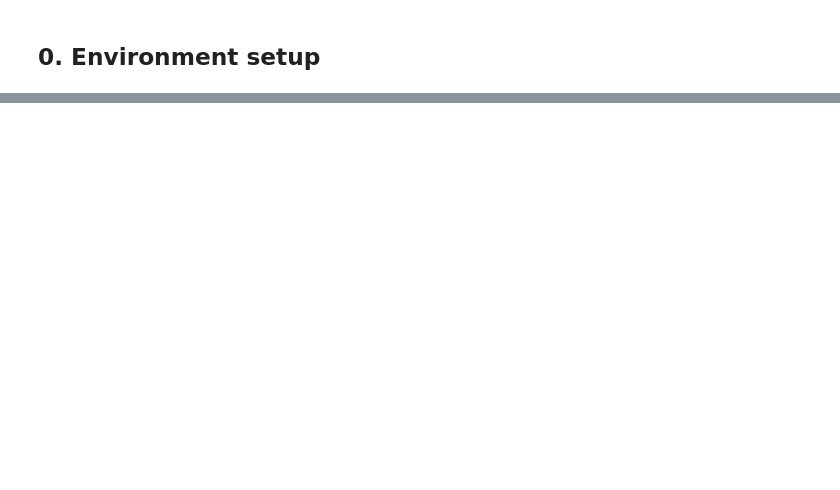
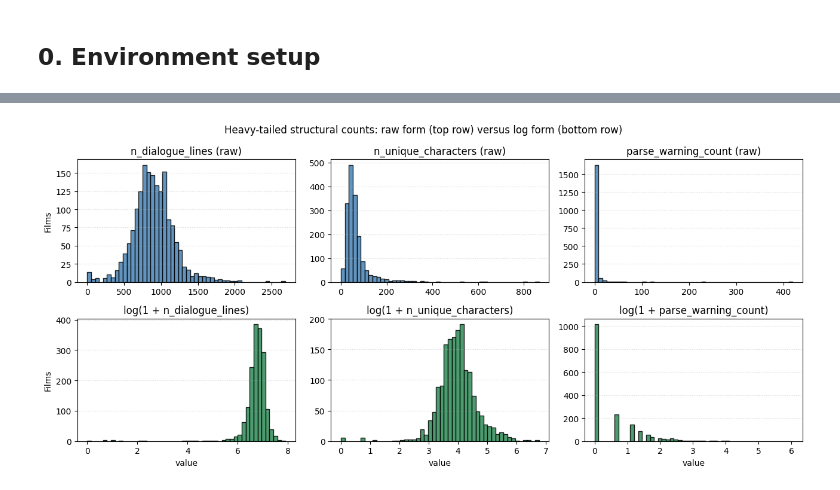
Before and after one commit to cat04MSBA/MSBA_315_Final_Project, a Jupyter notebook: notebooks/phase_3.ipynb, the cells around one changed output, grey strips where cells are left out. Cells and saved outputs as stored; diff of their text form; code cells hidden in the pictures; blank space fills up the shorter version.

```diff
--- a/notebooks/phase_3.ipynb
+++ b/notebooks/phase_3.ipynb
@@ -933,0 +492,21 @@ implementation.
+# %%
+from src.features.baseline_features import LOG_TRANSFORMABLE
+
+cols_to_show = ["n_dialogue_lines", "n_unique_characters", "parse_warning_count"]
+fig, axes = plt.subplots(2, 3, figsize=(13, 6))
+for j, col in enumerate(cols_to_show):
+    raw = df_with_targets[col].astype(float)
+    logged = np.log1p(raw)
+    axes[0, j].hist(raw, bins=50, color="steelblue", edgecolor="black", alpha=0.85)
+    axes[0, j].set(title=f"{col} (raw)", ylabel="Films" if j == 0 else "")
+    axes[0, j].grid(axis="y", linestyle=":", alpha=0.5)
+    axes[1, j].hist(logged, bins=50, color="seagreen", edgecolor="black", alpha=0.85)
+    axes[1, j].set(title=f"log(1 + {col})",
+                   ylabel="Films" if j == 0 else "", xlabel="value")
+    axes[1, j].grid(axis="y", linestyle=":", alpha=0.5)
+fig.suptitle("Heavy-tailed structural counts: raw form (top row) versus log form (bottom row)")
+fig.tight_layout()
+fig.savefig(paths.REPORTS_FIGURES_DIR / "phase3_log_transform_effect.png", dpi=120)
+plt.show()
+# %% [output]
+[figure, added]
```
Also changed, not shown: parts of 99 cells of this notebook, 3 other files.
